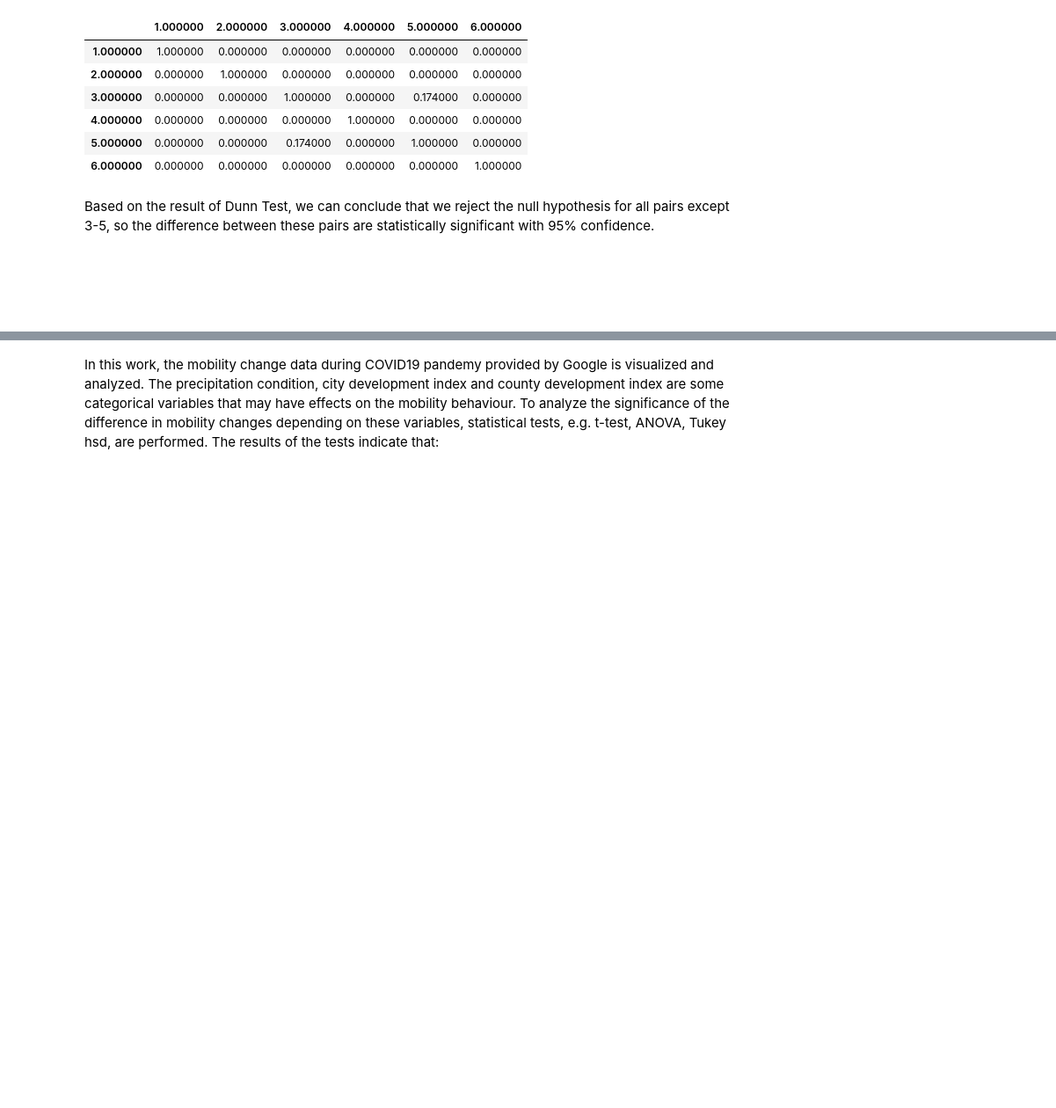
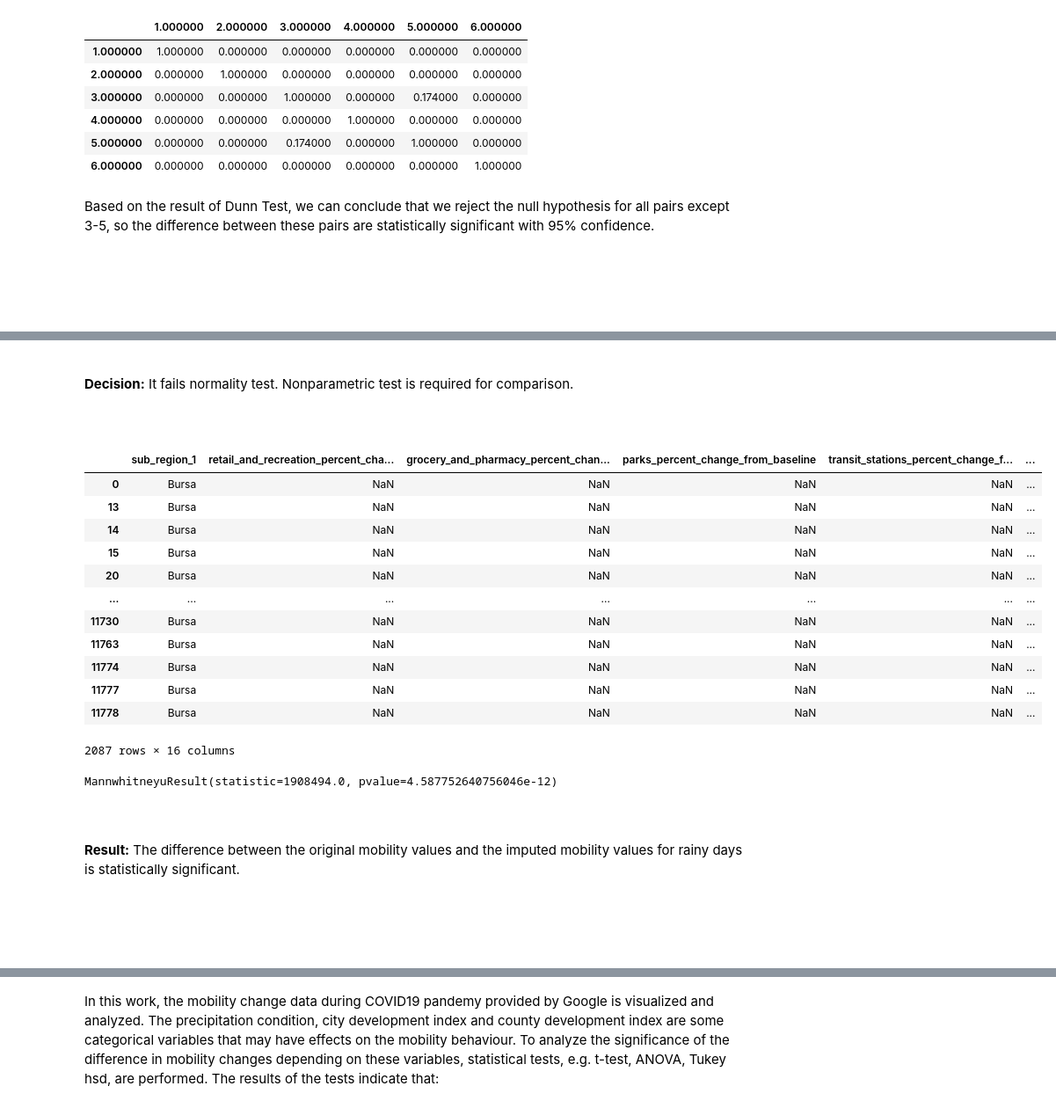
Before and after one commit to DrFarukAydin/data-science-portfolio, a Jupyter notebook: statistical-analysis/mobility-statistical-tests.ipynb, the cells around one changed output, grey strips where cells are left out. Shown at 88% size. Drawn from its saved outputs; the diff is of its cells as text; code cells hidden in the pictures; blank space fills up the shorter version.

```diff
--- a/statistical-analysis/mobility-statistical-tests.ipynb
+++ b/statistical-analysis/mobility-statistical-tests.ipynb
@@ -548,0 +660,38 @@ Based on the result of Dunn Test, we can conclude that we reject the null hypoth
+# %% [markdown]
+<br>**Decision:** It fails normality test. Nonparametric test is required for comparison.
+# %% [markdown]
+<br>
+# %%
+df_temp3 = df_temp.merge(df_org[["date","mean_percent_change"]], how = "left", on ="date")
+# %%
+df_temp3 = df_temp3.merge(df_imputed[["date","mean_percent_change_x"]], how = "left", on ="date")
+# %%
+df_rainy = df_temp3[df_temp3["rain"] == "Rainy"]
+# %%
+df_rainy
+# %% [output]
+|  | sub_region_1 | retail_and_recreation_percent_cha... | grocery_and_pharmacy_percent_chan... | parks_percent_change_from_baseline | transit_stations_percent_change_f... | ... |
+| 0 | Bursa | NaN | NaN | NaN | NaN | ... |
+| 13 | Bursa | NaN | NaN | NaN | NaN | ... |
+| 14 | Bursa | NaN | NaN | NaN | NaN | ... |
+| 15 | Bursa | NaN | NaN | NaN | NaN | ... |
+| 20 | Bursa | NaN | NaN | NaN | NaN | ... |
+| ... | ... | ... | ... | ... | ... | ... |
+| 11730 | Bursa | NaN | NaN | NaN | NaN | ... |
+| 11763 | Bursa | NaN | NaN | NaN | NaN | ... |
+| 11774 | Bursa | NaN | NaN | NaN | NaN | ... |
+| 11777 | Bursa | NaN | NaN | NaN | NaN | ... |
+| 11778 | Bursa | NaN | NaN | NaN | NaN | ... |
+2087 rows × 16 columns
+# %%
+stats.mannwhitneyu(df_rainy["mean_percent_change_y"], df_rainy["mean_percent_change_x_y"])
+# %% [output]
+MannwhitneyuResult(statistic=1908494.0, pvalue=4.587752640756046e-12)
+# %% [markdown]
+<br>
+# %% [markdown]
+**Result:** The difference between the original mobility values and the imputed mobility values for rainy days is statistically significant.
+# %% [markdown]
+<br>
+# %% [markdown]
+<br>
```
Also changed, not shown: parts of 37 cells of this notebook.
